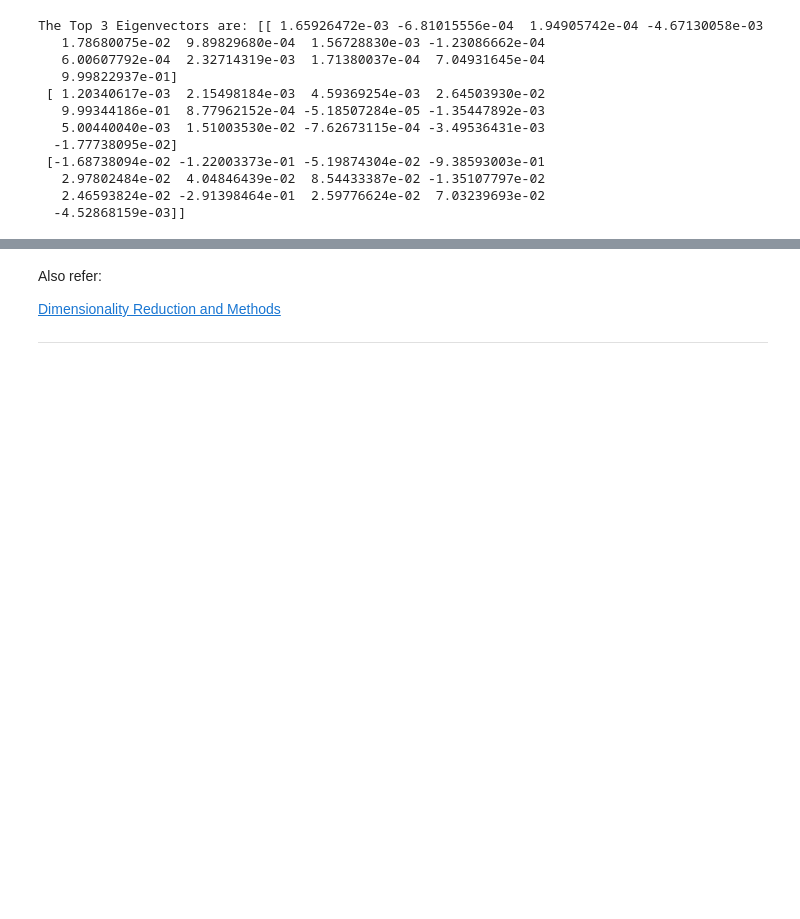
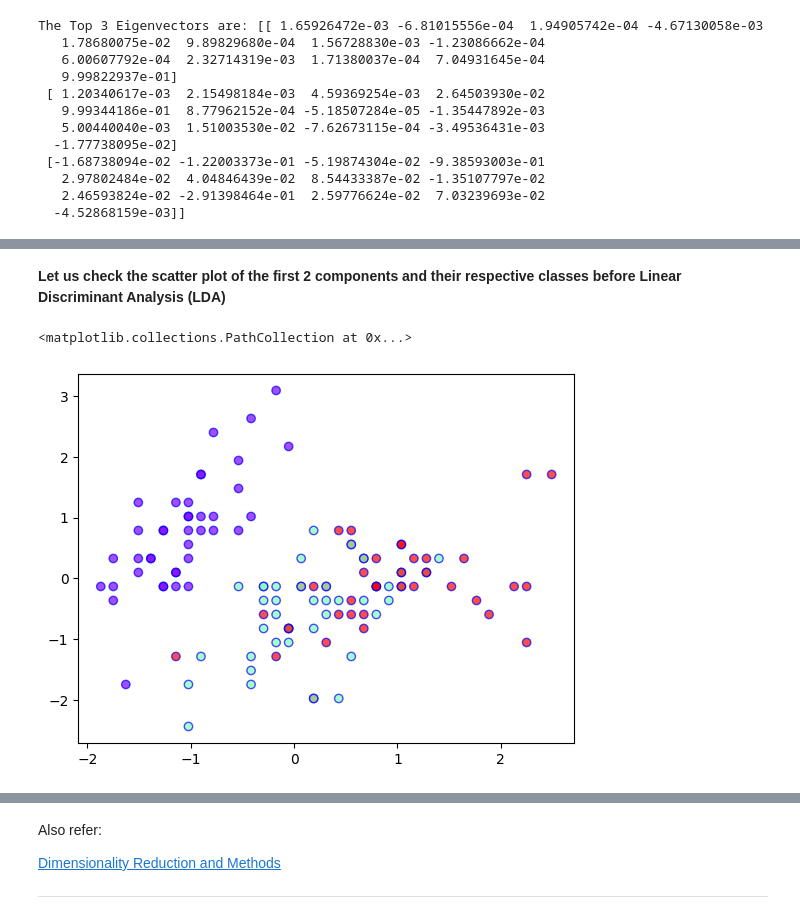
Before and after one commit to bhaskar-ruthvik/CS-F415-Data-Mining-Notebooks, a Jupyter notebook: 01-Data-Preprocessing.ipynb, the cells around one changed output, grey strips where cells are left out. Cells and saved outputs as stored; diff of their text form; code cells hidden in the pictures; blank space fills up the shorter version.

```diff
--- a/01-Data-Preprocessing.ipynb
+++ b/01-Data-Preprocessing.ipynb
@@ -561,0 +593,6 @@ The Top 3 Eigenvectors are: [[ 1.65926472e-03 -6.81015556e-04  1.94905742e-04 -4
+# %%
+from sklearn.datasets import load_iris
+
+lda_data = load_iris(as_frame=True)
+lda_features = lda_data.data.values
+lda_labels = lda_data.target.values
@@ -561,0 +613,22 @@ The Top 3 Eigenvectors are: [[ 1.65926472e-03 -6.81015556e-04  1.94905742e-04 -4
+# %%
+
+sc = StandardScaler()
+lda_features = sc.fit_transform(lda_features)
+le = LabelEncoder()
+lda_labels = le.fit_transform(lda_labels)
+lda_X_train, lda_X_test, lda_y_train, lda_y_test = train_test_split(lda_features, lda_labels, test_size=0.2)
+
+# apply Linear Discriminant Analysis
+lda = LinearDiscriminantAnalysis(n_components=2)
+lda_X_train_final = lda.fit_transform(lda_X_train, lda_y_train)
+lda_X_test_final = lda.transform(lda_X_test)
+# %% [markdown]
+**Let us check the scatter plot of the first 2 components and their respective classes before Linear Discriminant Analysis (LDA)**
+# %%
+plt.scatter(
+    lda_X_train[:,0],lda_X_train[:,1],c=lda_y_train,cmap='rainbow',
+  alpha=0.7,edgecolors='b'
+)
+# %% [output]
+<matplotlib.collections.PathCollection at 0x...>
+[figure, added]
```
Also changed, not shown: parts of 8 cells of this notebook, 1 other file.
